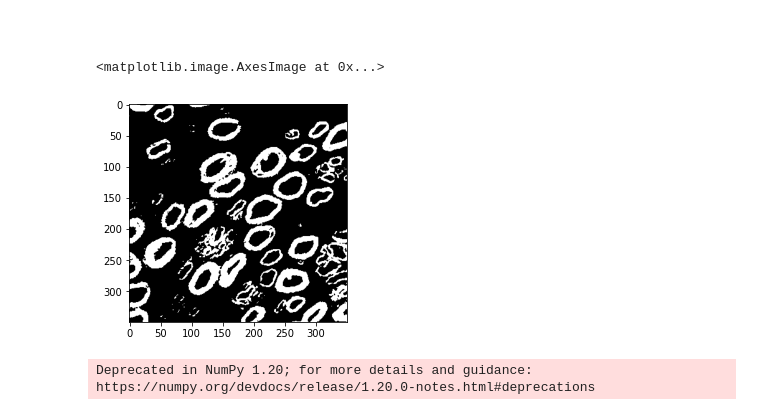
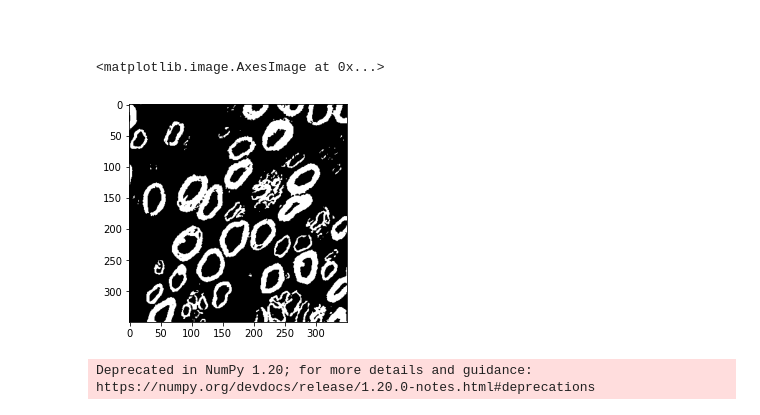
Before and after one commit to s183920/02506_Advanced_Image_Analysis_NerveSegmentation, a Jupyter notebook: Snakes.ipynb, the cells around one changed output. Saved outputs shown, nothing was run; the diff lists cells and outputs as text; code cells hidden in the pictures.

```diff
--- a/Snakes.ipynb
+++ b/Snakes.ipynb
@@ -32,7 +32,7 @@ from PIL import Image
 from mpl_toolkits.mplot3d import Axes3D
 # %%
 path = 'data/nerves_part.tiff'
-im = io.imread(path, plugin='pil').T
+im = io.imread(path, plugin='pil')
 h,r,c = im.shape
 h, r, c
 # %% [output]
@@ -195,13 +195,13 @@ def evolve_snake(snake, I, B, step_size,band_size=0.2):
     return snake,snake_in,snake_out,mask_in,mask_out,force
 # %%
 # Binarise and invert image image
-I = im[:,:,0]/255
+I = im[0,:,:]/255
 I = (I > 0.35) * 1# binarize image
 I = ~I
 plt.imshow(I)
 # %% [output]
 <matplotlib.image.AxesImage at 0x...>
-[figure, old version]
+[figure, new version]
 # %%
 centers = np.array([[281.28030303, 119.1969697 ],
                 [235.82575758,  52.53030303],
```
Also changed, not shown: parts of 5 cells of this notebook, 2 other files.
